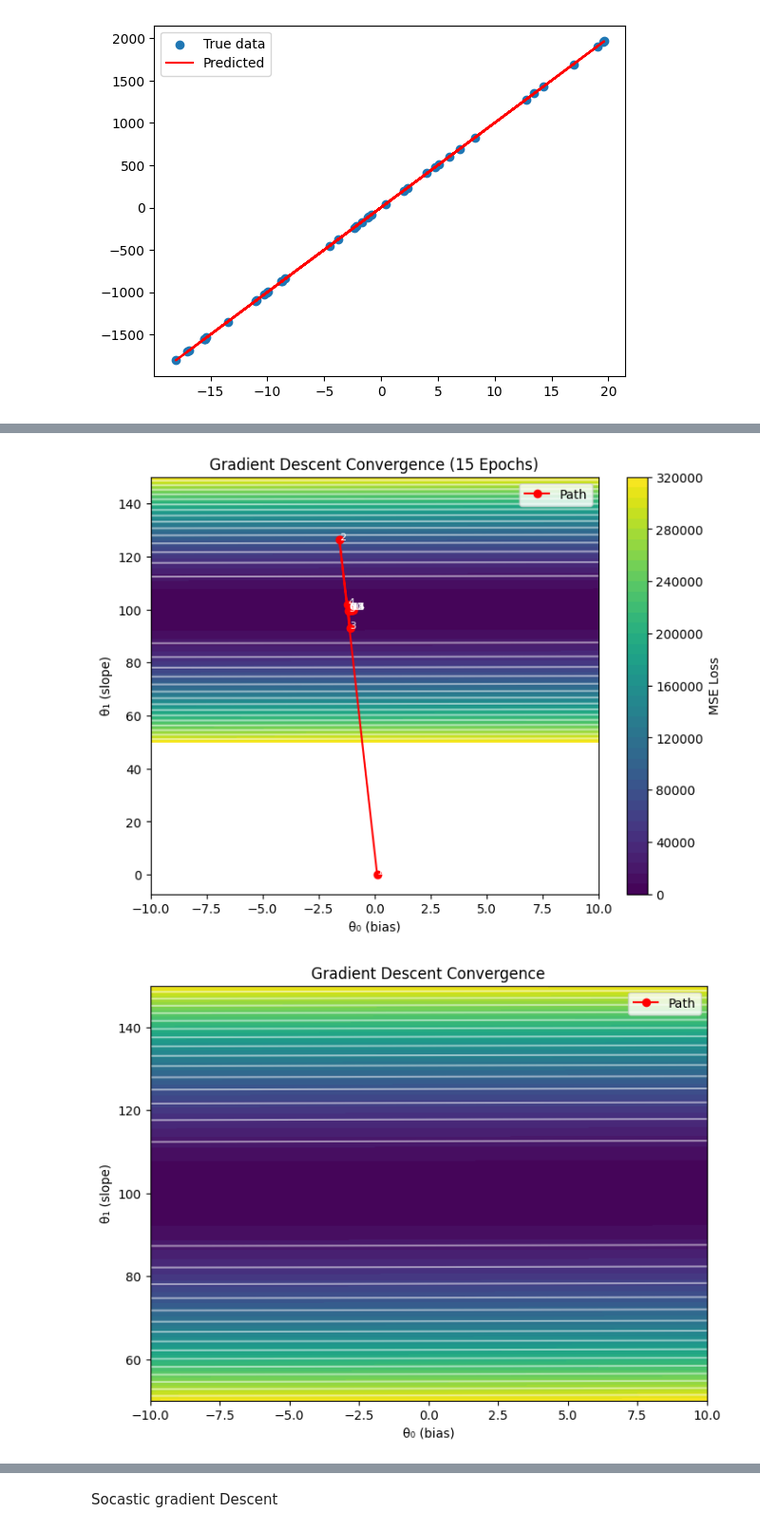
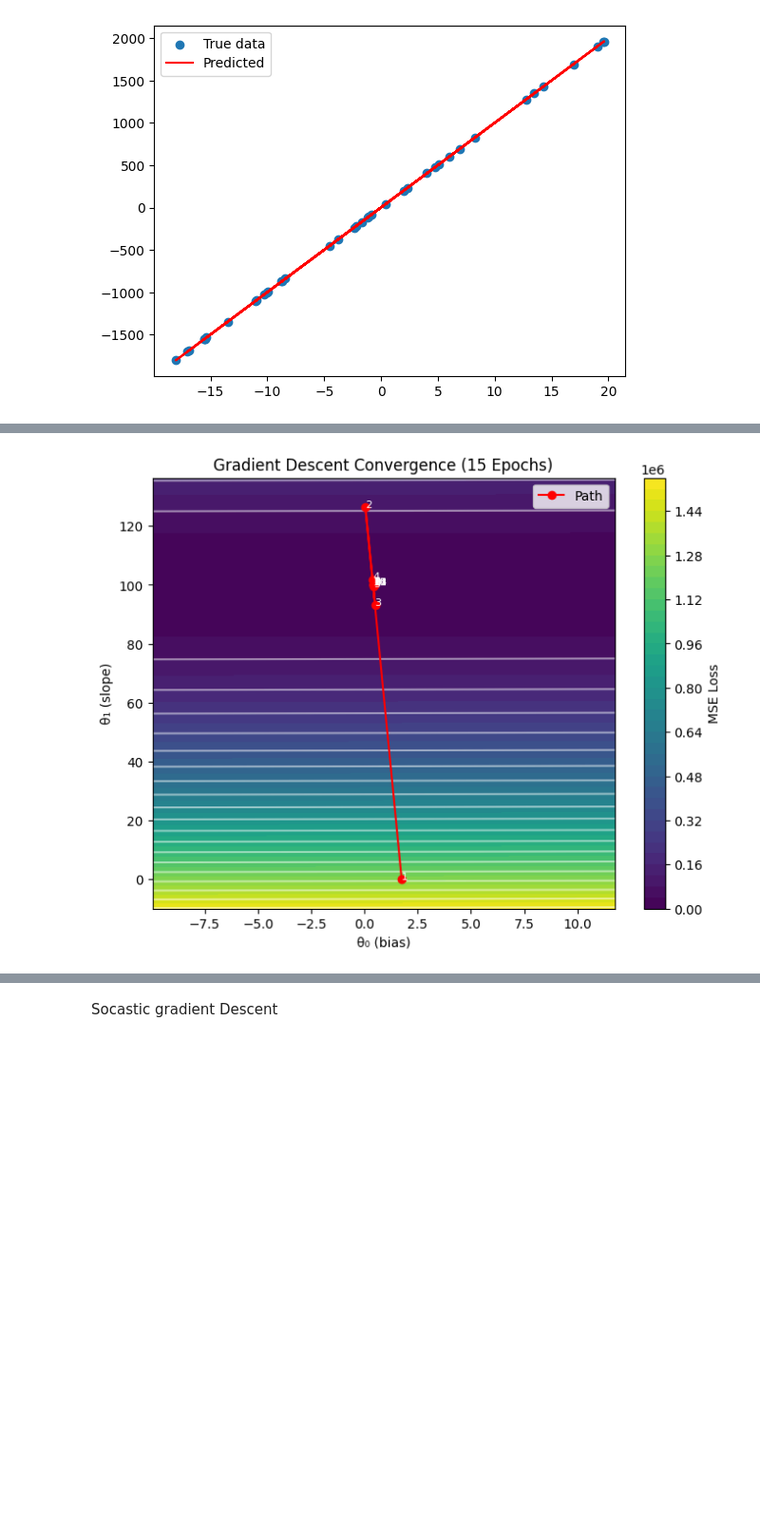
Before and after one commit to SAIGAWALI/Image-Reconstruction-and-Logistic-Regression, a Jupyter notebook: Task1/main.ipynb, the cells around one changed output, grey strips where cells are left out. Shown at 95% size. Cells and saved outputs as stored; diff of their text form; code cells hidden in the pictures; blank space fills up the shorter version.

```diff
--- a/Task1/main.ipynb
+++ b/Task1/main.ipynb
@@ -18,11 +20,15 @@ print(x1.shape,y.shape)
 # %% [output]
 (40,) (40,)
 # %%
-theta=torch.randn((2,1),requires_grad=True)
+theta=torch.randn((2,1),requires_grad=True)#initialization of theta
 
 x=torch.tensor(x1,dtype=torch.float32).view(-1, 1)
 x=torch.cat((torch.ones(x.shape[0],1),x), dim=1)
 y =torch.tensor(y, dtype=torch.float32).view(-1, 1)
+
+theta_true=np.linalg.inv(x.T@x)@x.T@y
+
+print(f"theta_true:{theta_true}")
 theta_hist=[]
 loss_hist=[]
 learning_rate=0.005
@@ -38,9 +44,10 @@ while(True):
     with torch.no_grad():
         theta-=learning_rate*theta.grad
         theta.grad.zero_()
-        if(abs(theta_old[0]-theta[0])<0.001 and abs(theta_old[1]-theta[1])<0.001):
-            break;
+        if(torch.norm(theta_true.clone().detach()-theta.clone().detach())<0.001):
+            break
     print(f"Step {Epoch}, theta:\n", theta)
-print(Epoch)
-print(loss_hist)
+    if(Epoch>1000):
+        break
+print(f"Number of Epochs:{Epoch}\n")
 # %% [output]
@@ -89,7 +96,7 @@ def visualize_convergence(x, y, theta_hist, animate=False):
     Parameters:
     - x : numpy array of shape (n_samples, 2)  # with bias column
     - y : numpy array of shape (n_samples, 1)
-    - theta_hist : list/array of parameter vectors (θ0, θ1)
+    - theta_hist : array of parameter vectors (theta_0, theta_1)
     - animate : bool, if True makes an animation, else static plot
     """
 
@@ -97,8 +104,8 @@ def visualize_convergence(x, y, theta_hist, animate=False):
     theta_hist = np.array(theta_hist[:15])
 
     # Create parameter grid
-    t0_vals = np.linspace(-10, 10, 200)
-    t1_vals = np.linspace(50, 150, 200)
+    t0_vals = np.linspace(min(theta_hist[:,0])-10, max(theta_hist[:,0])+10, 200)
+    t1_vals = np.linspace(min(theta_hist[:,1])-10, max(theta_hist[:,1])+10, 200)
     T0, T1 = np.meshgrid(t0_vals, t1_vals)
 
     # Compute loss surface
@@ -120,38 +127,37 @@ def visualize_convergence(x, y, theta_hist, animate=False):
         plt.plot(theta_hist[:,0], theta_hist[:,1], 'ro-', label="Path")
         for i, (t0, t1) in enumerate(theta_hist):
             plt.text(t0, t1, str(i+1), color="white", fontsize=8)
 
         plt.xlabel("θ₀ (bias)")
         plt.ylabel("θ₁ (slope)")
         plt.title("Gradient Descent Convergence (15 Epochs)")
         plt.legend()
         plt.show()
 
     else:
         # Animated version
         fig, ax = plt.subplots(figsize=(8,6))
         ax.contourf(T0, T1, Z, levels=50, cmap="viridis")
         ax.contour(T0, T1, Z, levels=20, colors="white", alpha=0.5)
         line, = ax.plot([], [], 'ro-', label="Path")
         ax.set_xlabel("θ₀ (bias)")
         ax.set_ylabel("θ₁ (slope)")
         ax.set_title("Gradient Descent Convergence")
         ax.legend()
 
         def update(frame):
             line.set_data(theta_hist[:frame+1,0], theta_hist[:frame+1,1])
             return line,
 
         ani = animation.FuncAnimation(fig, update, frames=len(theta_hist), interval=500, blit=True)
-        plt.show()
+        plt.close(fig)
         return ani
-# assuming you already have theta_hist, x, y
+
 visualize_convergence(x.numpy(), y.numpy(), theta_hist, animate=False)  # static
-# or
+
 ani = visualize_convergence(x.numpy(), y.numpy(), theta_hist, animate=True)  # animated
-# ani.save("gd_convergence_1.gif", writer="pillow")  # save GIF
+ani.save("gd_convergence_1.gif", writer="pillow")  # save GIF
 # %% [output]
-[figure, old version]
+[figure, new version]
-[figure, removed]
 # %%
 Epoch_hist=np.array([i for i in range(1,16)])
```
Also changed, not shown: parts of 19 cells of this notebook, 4 other files.
